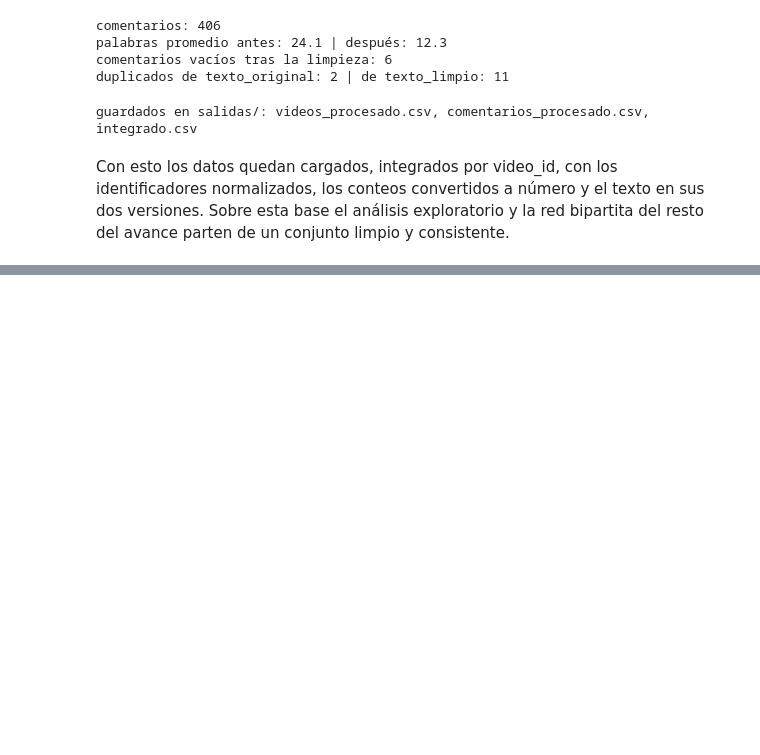
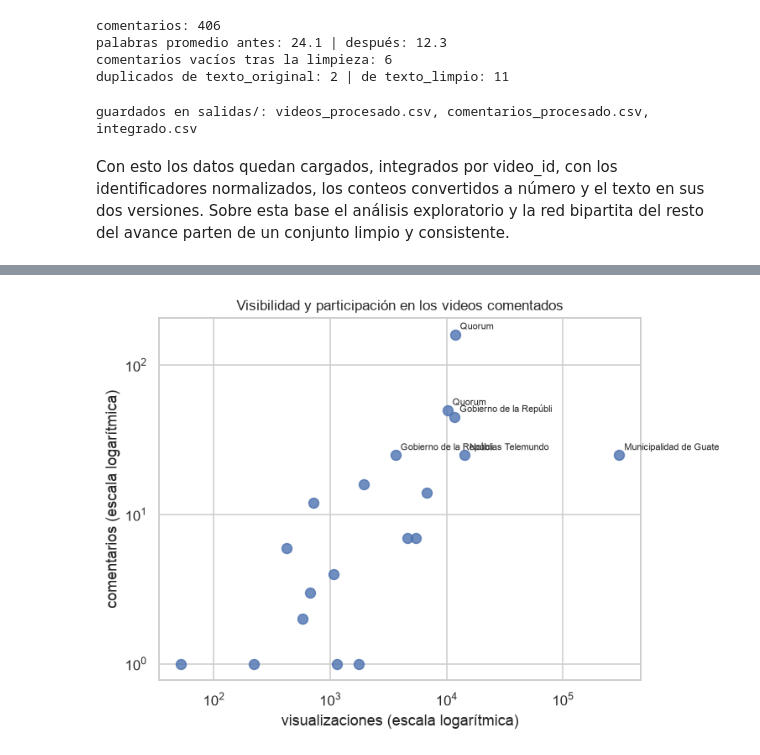
Before and after one commit to Fercho1118/Lab6_DS, a Jupyter notebook: notebooks/lab6.ipynb, the cells around one changed output, grey strips where cells are left out. Drawn from its saved outputs; the diff is of its cells as text; code cells hidden in the pictures; blank space fills up the shorter version.

```diff
--- a/notebooks/lab6.ipynb
+++ b/notebooks/lab6.ipynb
@@ -319,0 +592,15 @@ avance parten de un conjunto limpio y consistente.
+# %%
+pop = por_video[["comentarios", "autores", "view_count", "channel_name", "title"]].dropna(
+    subset=["view_count"]).copy()
+print("videos comparables:", len(pop))
+print("correlación de Pearson (valores crudos):",
+      round(pop["view_count"].corr(pop["comentarios"]), 3))
+print("correlación de Spearman (rangos):",
+      round(pop["view_count"].corr(pop["comentarios"], method="spearman"), 3))
+print("correlación de Pearson en logaritmos:",
+      round(np.log10(pop["view_count"]).corr(np.log10(pop["comentarios"])), 3))
+
+pop["comentarios_por_mil_vistas"] = 1000 * pop["comentarios"] / pop["view_count"]
+print("\ncomentarios por cada mil visualizaciones:")
+print(pop.sort_values("comentarios_por_mil_vistas", ascending=False)[
+    ["channel_name", "comentarios", "view_count", "comentarios_por_mil_vistas"]].round(2).to_string())
@@ -319,0 +673,16 @@ avance parten de un conjunto limpio y consistente.
+# %%
+fig, ax = plt.subplots(figsize=(7, 5))
+ax.scatter(pop["view_count"], pop["comentarios"], s=60, color="#4C72B0", alpha=0.8)
+for vid, fila in pop.iterrows():
+    if fila["comentarios"] >= 25 or fila["view_count"] > 100_000:
+        ax.annotate(fila["channel_name"][:22], (fila["view_count"], fila["comentarios"]),
+                    fontsize=7, xytext=(4, 4), textcoords="offset points")
+ax.set_xscale("log")
+ax.set_yscale("log")
+ax.set_xlabel("visualizaciones (escala logarítmica)")
+ax.set_ylabel("comentarios (escala logarítmica)")
+ax.set_title("Visibilidad y participación en los videos comentados")
+plt.tight_layout()
+plt.show()
+# %% [output]
+[figure, added]
```
Also changed, not shown: parts of 21 cells of this notebook, 1 other file.
